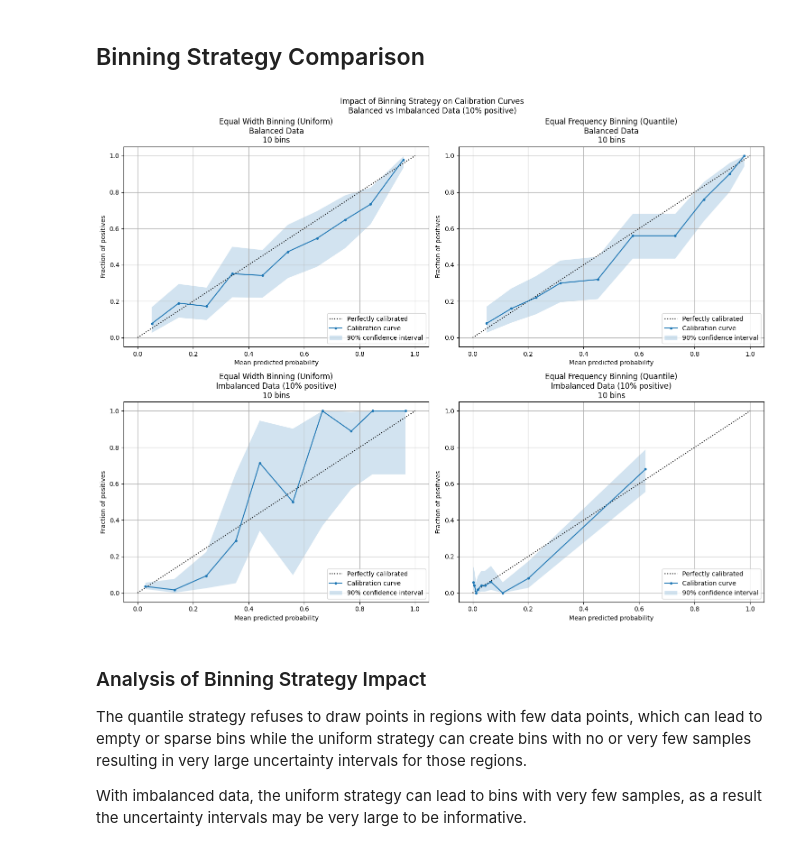
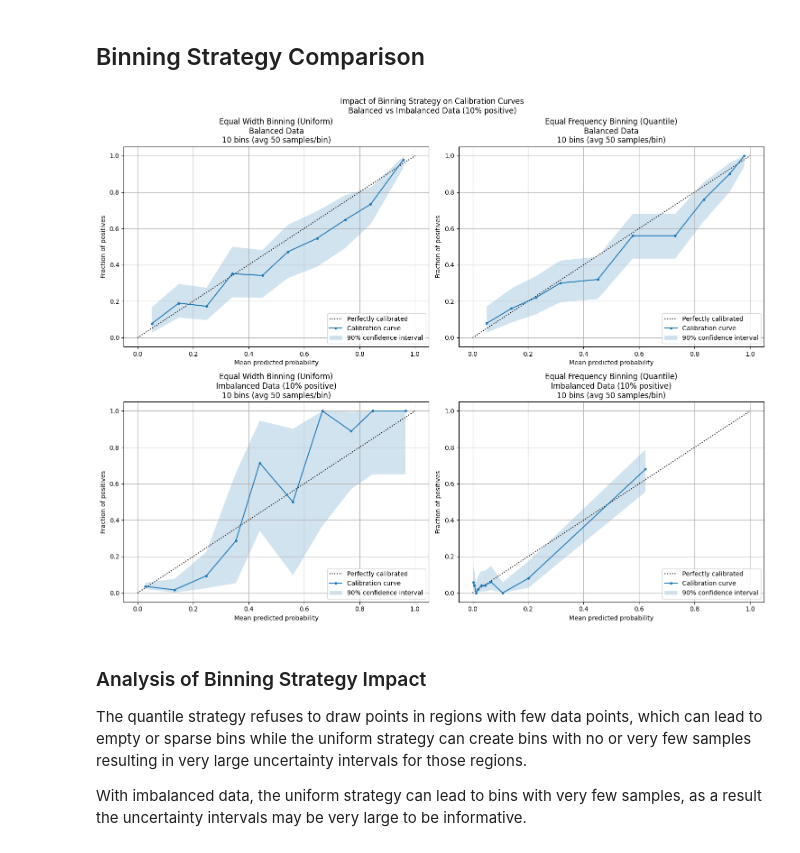
Before and after one commit to ogrisel/calcurve, a Jupyter notebook: examples/calibration_analysis.ipynb, the cells around one changed output. Cells and saved outputs as stored; diff of their text form; code cells hidden in the pictures.

```diff
--- a/examples/calibration_analysis.ipynb
+++ b/examples/calibration_analysis.ipynb
@@ -89,7 +89,10 @@ cal_uniform = CalibrationCurve(
 )
 cal_uniform.fit(y_balanced_test, lr_balanced_probs)
 cal_uniform.plot(ax=axes[0, 0])
-axes[0, 0].set_title("Equal Width Binning (Uniform)\nBalanced Data\n10 bins")
+axes[0, 0].set_title(
+    "Equal Width Binning (Uniform)\nBalanced Data\n"
+    f"10 bins (avg {len(y_balanced_test) // 10:.0f} samples/bin)"
+)
 
 # Equal frequency binning on balanced data
 cal_quantile = CalibrationCurve(
@@ -97,37 +100,42 @@ cal_quantile = CalibrationCurve(
     n_bins=10,
     confidence_method="clopper_pearson",
 )
 cal_quantile.fit(y_balanced_test, lr_balanced_probs)
 cal_quantile.plot(ax=axes[0, 1])
-axes[0, 1].set_title("Equal Frequency Binning (Quantile)\nBalanced Data\n10 bins")
+axes[0, 1].set_title(
+    "Equal Frequency Binning (Quantile)\nBalanced Data\n"
+    f"10 bins (avg {len(y_balanced_test) // 10:.0f} samples/bin)"
+)
 
 # Compare on imbalanced data
 cal_uniform_imbal = CalibrationCurve(
     binning_strategy="uniform",
     n_bins=10,
     confidence_method="clopper_pearson",
 )
 cal_uniform_imbal.fit(y_imbal_test, lr_imbal_probs)
 cal_uniform_imbal.plot(ax=axes[1, 0])
 axes[1, 0].set_title(
-    "Equal Width Binning (Uniform)\nImbalanced Data (10% positive)\n10 bins"
+    "Equal Width Binning (Uniform)\nImbalanced Data (10% positive)\n"
+    f"10 bins (avg {len(y_imbal_test) // 10:.0f} samples/bin)"
 )
 
 # Equal frequency binning on imbalanced data
 cal_quantile_imbal = CalibrationCurve(
     binning_strategy="quantile",
     n_bins=10,
     confidence_method="clopper_pearson",
 )
 cal_quantile_imbal.fit(y_imbal_test, lr_imbal_probs)
 cal_quantile_imbal.plot(ax=axes[1, 1])
 axes[1, 1].set_title(
-    "Equal Frequency Binning (Quantile)\nImbalanced Data (10% positive)\n10 bins"
+    "Equal Frequency Binning (Quantile)\nImbalanced Data (10% positive)\n"
+    f"10 bins (avg {len(y_imbal_test) // 10:.0f} samples/bin)"
 )
 
 plt.tight_layout()
 # %% [output]
-[figure, old version]
+[figure, new version]
 # %% [markdown]
 ### Analysis of Binning Strategy Impact
 
```
Also changed, not shown: parts of 3 cells of this notebook, 1 other file.
